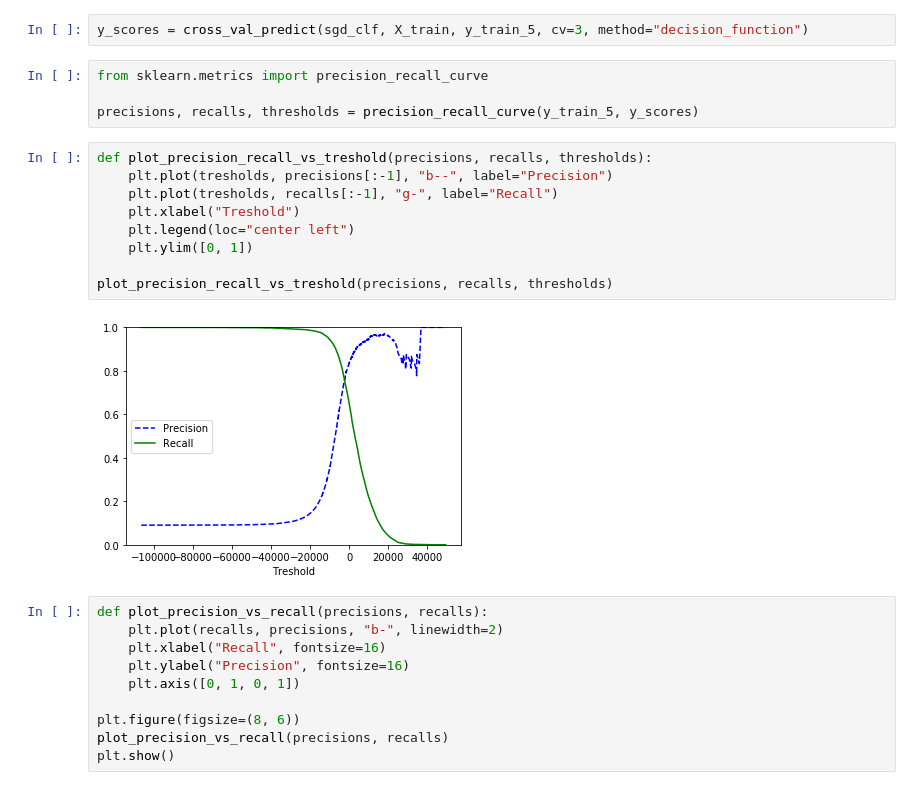
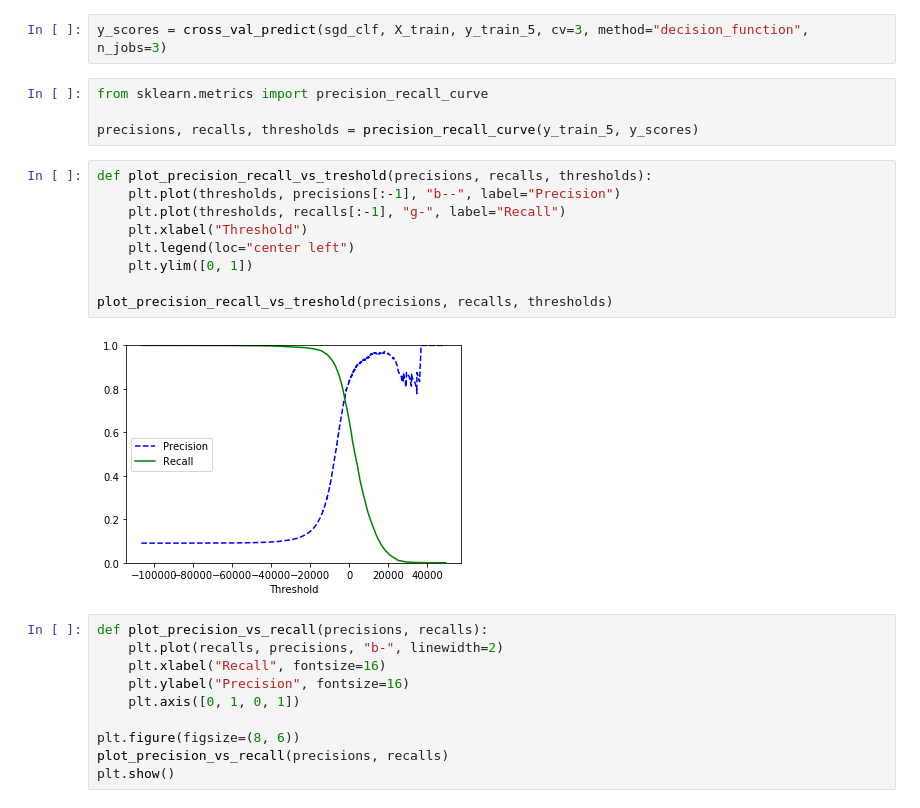
Before and after one commit to NathanA15/ml, a Jupyter notebook: Classifcation.ipynb, the cells around one changed output. Drawn from its saved outputs; the diff is of its cells as text.

```diff
--- a/Classifcation.ipynb
+++ b/Classifcation.ipynb
@@ -243,22 +243,22 @@ y_some_digit_pred
 # %% [output]
 array([False])
 # %%
-y_scores = cross_val_predict(sgd_clf, X_train, y_train_5, cv=3, method="decision_function")
+y_scores = cross_val_predict(sgd_clf, X_train, y_train_5, cv=3, method="decision_function", n_jobs=3)
 # %%
 from sklearn.metrics import precision_recall_curve
 
 precisions, recalls, thresholds = precision_recall_curve(y_train_5, y_scores)
 # %%
 def plot_precision_recall_vs_treshold(precisions, recalls, thresholds):
-    plt.plot(tresholds, precisions[:-1], "b--", label="Precision")
-    plt.plot(tresholds, recalls[:-1], "g-", label="Recall")
-    plt.xlabel("Treshold")
+    plt.plot(thresholds, precisions[:-1], "b--", label="Precision")
+    plt.plot(thresholds, recalls[:-1], "g-", label="Recall")
+    plt.xlabel("Threshold")
     plt.legend(loc="center left")
     plt.ylim([0, 1])
 
 plot_precision_recall_vs_treshold(precisions, recalls, thresholds)
 # %% [output]
-[figure, old version]
+[figure, new version]
 # %%
 def plot_precision_vs_recall(precisions, recalls):
     plt.plot(recalls, precisions, "b-", linewidth=2)
```
Also changed, not shown: parts of 10 cells of this notebook.
